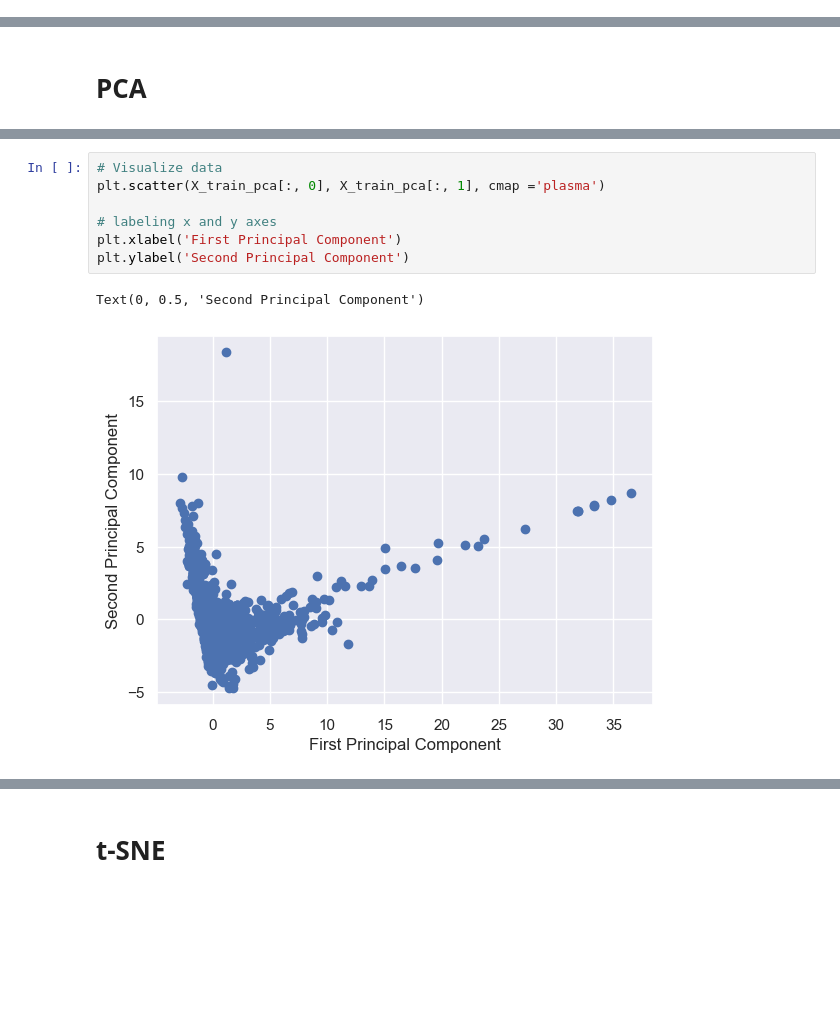
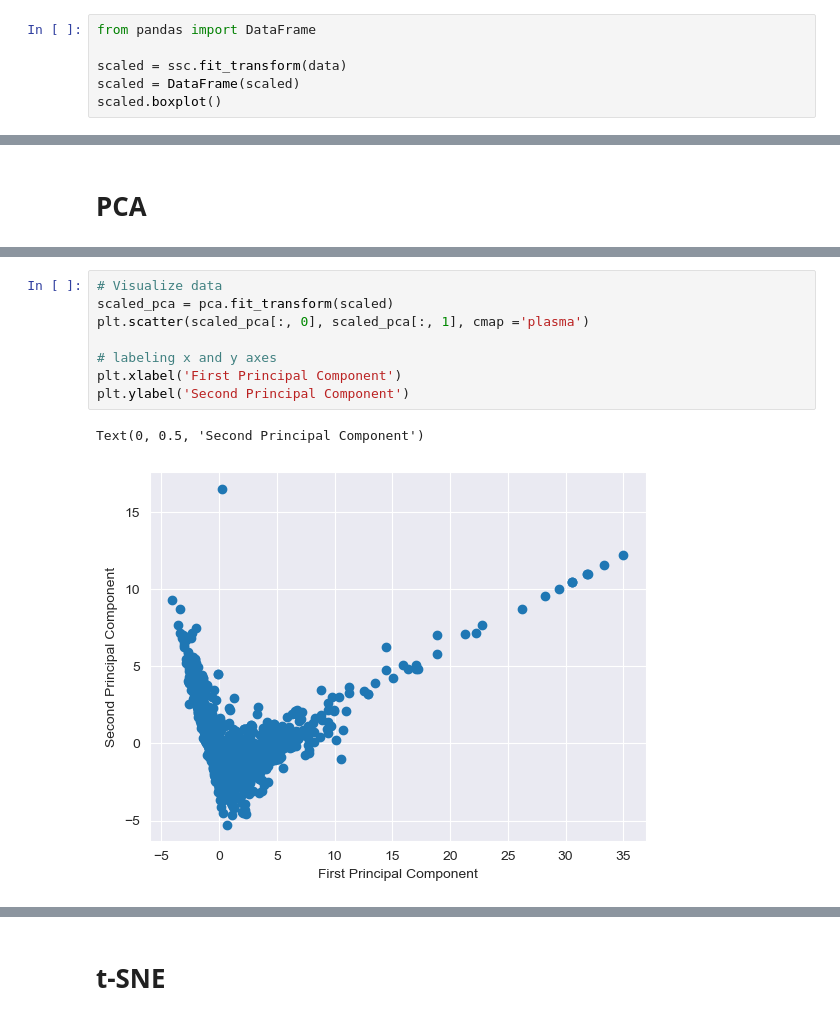
Before and after one commit to LI3ARA/Machine-Learning-CW, a Jupyter notebook: CW notebook.ipynb, the cells around one changed output, grey strips where cells are left out. Saved outputs shown, nothing was run; the diff lists cells and outputs as text; blank space fills up the shorter version.

```diff
--- a/CW notebook.ipynb
+++ b/CW notebook.ipynb
@@ -134,3 +145,9 @@ from sklearn.preprocessing import StandardScaler
 ssc = StandardScaler()
 X_train_ssc = ssc.fit_transform(X_train)
 X_test_ssc = ssc.transform(X_test)
+# %%
+from pandas import DataFrame
+
+scaled = ssc.fit_transform(data)
+scaled = DataFrame(scaled)
+scaled.boxplot()
@@ -172,13 +211,14 @@ plt.show()
 # %%
 # Visualize data
-plt.scatter(X_train_pca[:, 0], X_train_pca[:, 1], cmap ='plasma')
+scaled_pca = pca.fit_transform(scaled)
+plt.scatter(scaled_pca[:, 0], scaled_pca[:, 1], cmap ='plasma')
 
 # labeling x and y axes
 plt.xlabel('First Principal Component')
 plt.ylabel('Second Principal Component')
 # %% [output]
 Text(0, 0.5, 'Second Principal Component')
-[figure, old version]
+[figure, new version]
 # %%
 import seaborn as sns
 sns.set()
```
Also changed, not shown: parts of 40 cells of this notebook, 5 other files.
